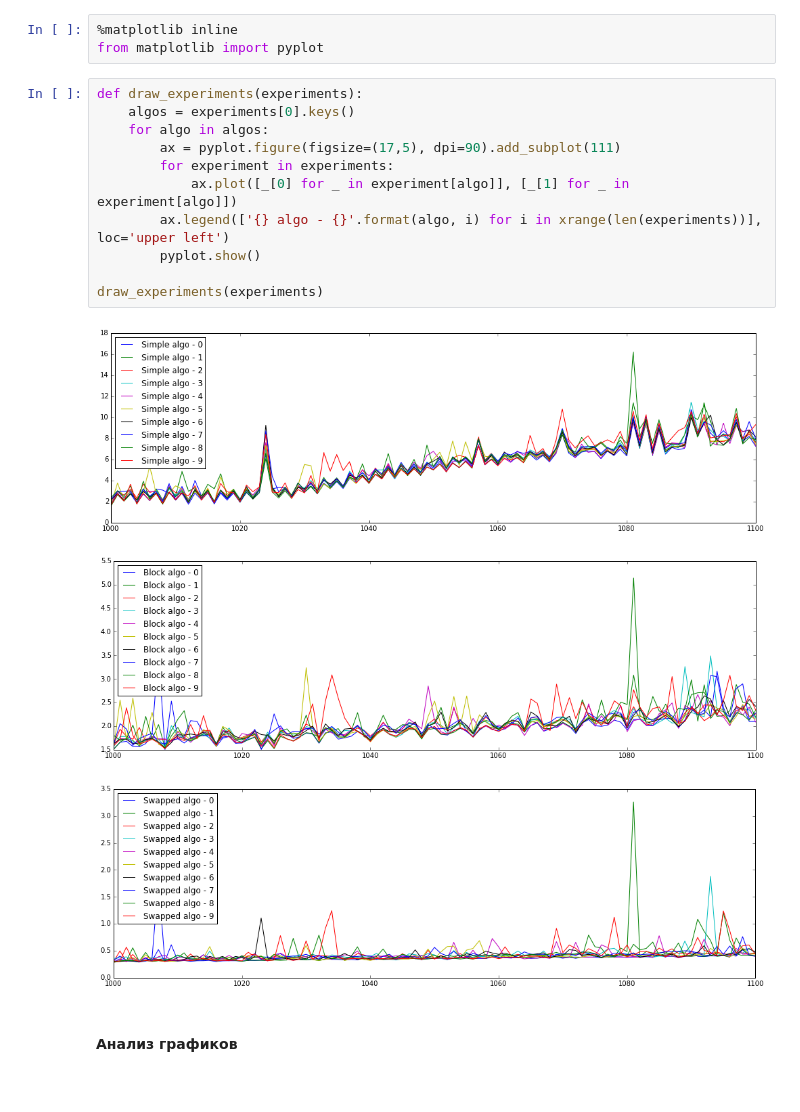
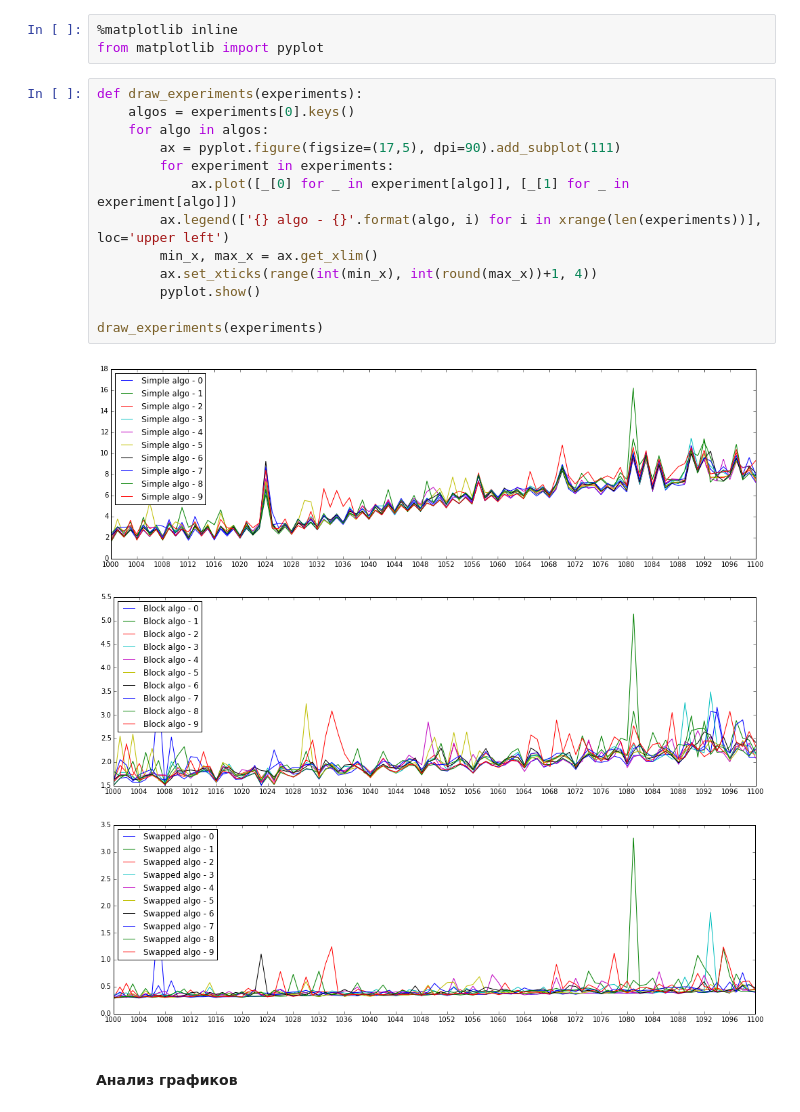
Before and after one commit to LuckyGeck/UniverMag-lab1, a Jupyter notebook: Report.ipynb, the cells around one changed output. Saved outputs shown, nothing was run; the diff lists cells and outputs as text.

```diff
--- a/Report.ipynb
+++ b/Report.ipynb
@@ -40,18 +40,20 @@ from matplotlib import pyplot
 # %%
 def draw_experiments(experiments):
     algos = experiments[0].keys()
     for algo in algos:
         ax = pyplot.figure(figsize=(17,5), dpi=90).add_subplot(111)
         for experiment in experiments:
             ax.plot([_[0] for _ in experiment[algo]], [_[1] for _ in experiment[algo]])
         ax.legend(['{} algo - {}'.format(algo, i) for i in xrange(len(experiments))], loc='upper left')
+        min_x, max_x = ax.get_xlim()
+        ax.set_xticks(range(int(min_x), int(round(max_x))+1, 4))
         pyplot.show()
 
 draw_experiments(experiments)
 # %% [output]
-[figure, old version]
+[figure, new version]
-[figure, old version]
+[figure, new version]
-[figure, old version]
+[figure, new version]
 # %% [markdown]
 #### Анализ графиков
 # %% [markdown]
```
